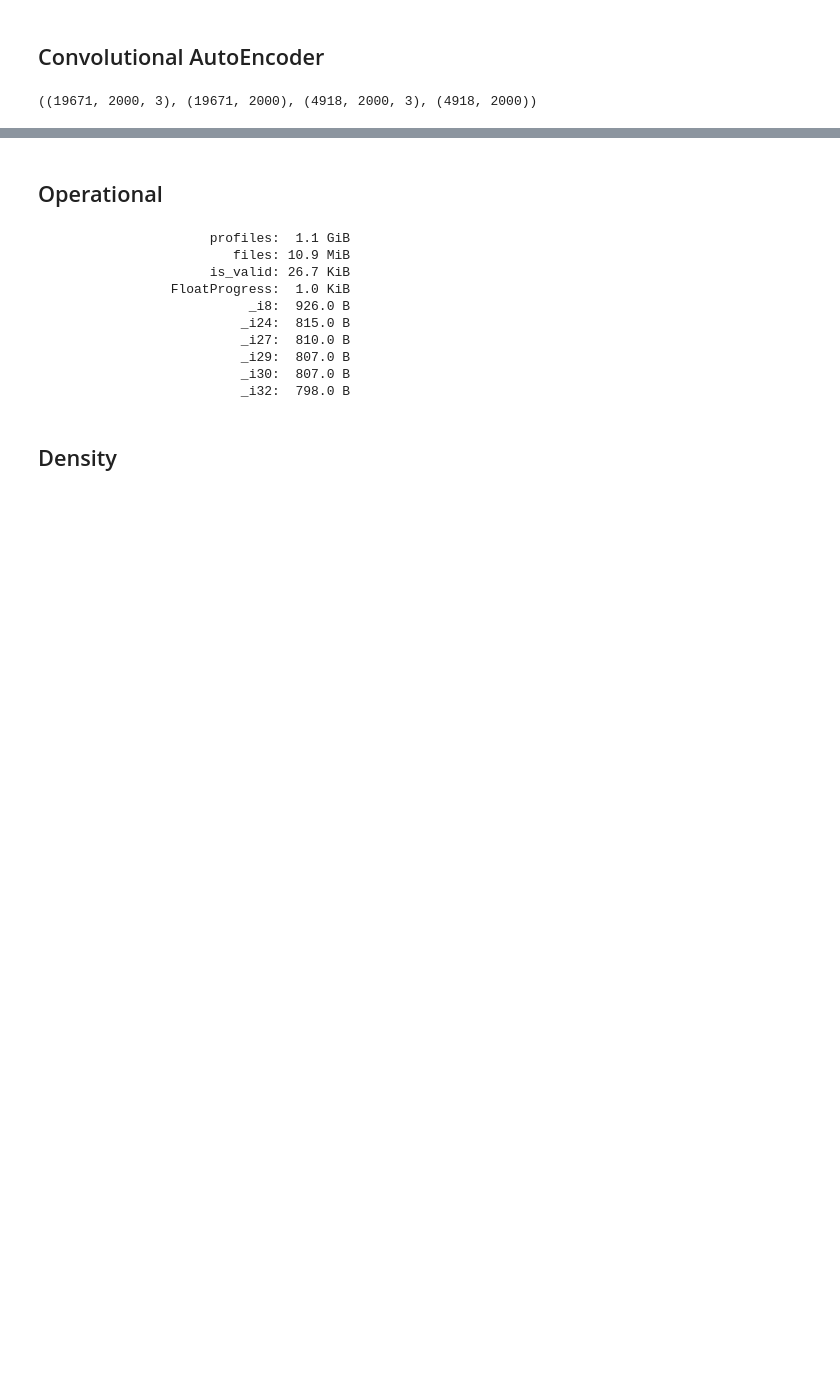
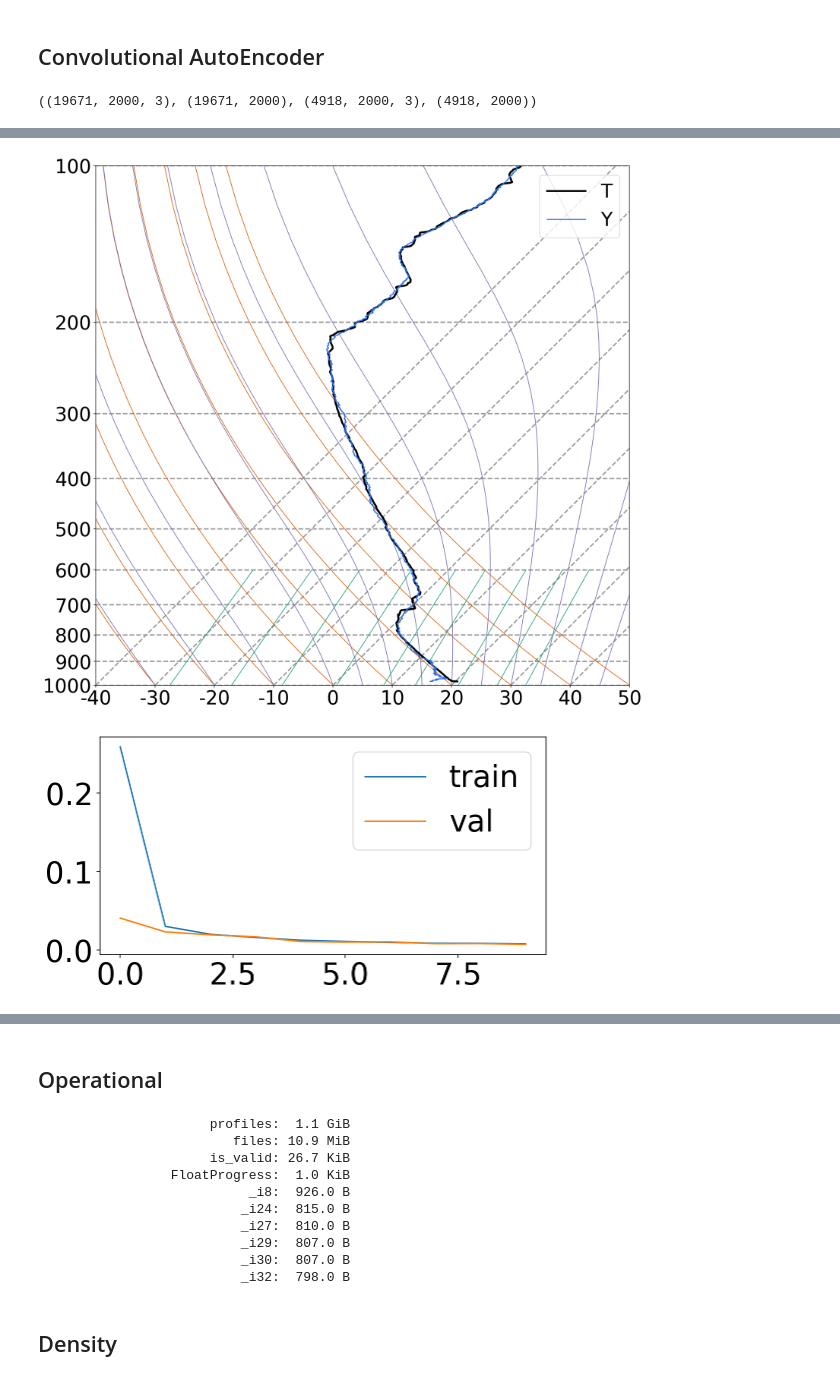
Before and after one commit to stockeh/cira-ml-soundings, a Jupyter notebook: notebooks/arm-sgp-lamont-ok.ipynb, the cells around one changed output, grey strips where cells are left out. Cells and saved outputs as stored; diff of their text form; code cells hidden in the pictures; blank space fills up the shorter version.

```diff
--- a/notebooks/arm-sgp-lamont-ok.ipynb
+++ b/notebooks/arm-sgp-lamont-ok.ipynb
@@ -538,6 +535,6 @@ Xtrain.shape, Ttrain.shape, Xtest.shape, Ttest.shape
 nnet = nn.ConvolutionalAutoEncoder(Xtrain.shape[1:], [3, 3, 3], [(10, 1)]*3,
                                      Ttrain.shape[1], activation='relu')
 # nnet.model.summary()
-nnet.train(Xtrain, Ttrain, 10, 64, method='adam', verbose=False,
+nnet.train(Xtrain, Ttrain, 10, 64, method='adam', verbose=True,
            learning_rate=0.001, validation=[Xtest, Ttest])
 # %% [output]
@@ -547,2 +567,5 @@ nnet.model.summary()
 # %%
-plot_results(nnet, Xtest, Ttest, index=1)
+plot_results(nnet, Xtest, Ttest, index=22)
+# %% [output]
+[figure, added]
+[figure, added]
```
Also changed, not shown: parts of 34 cells of this notebook, 2 other files.
